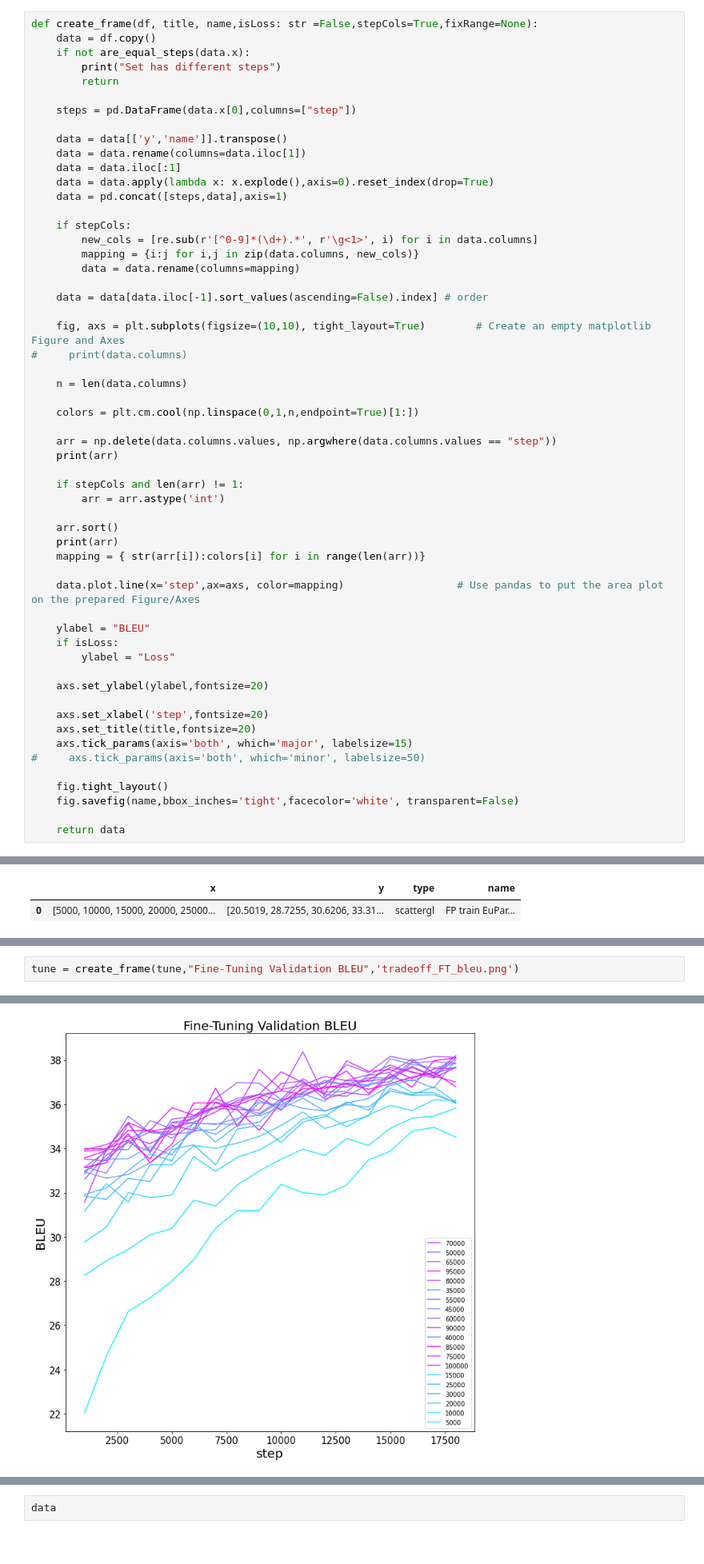
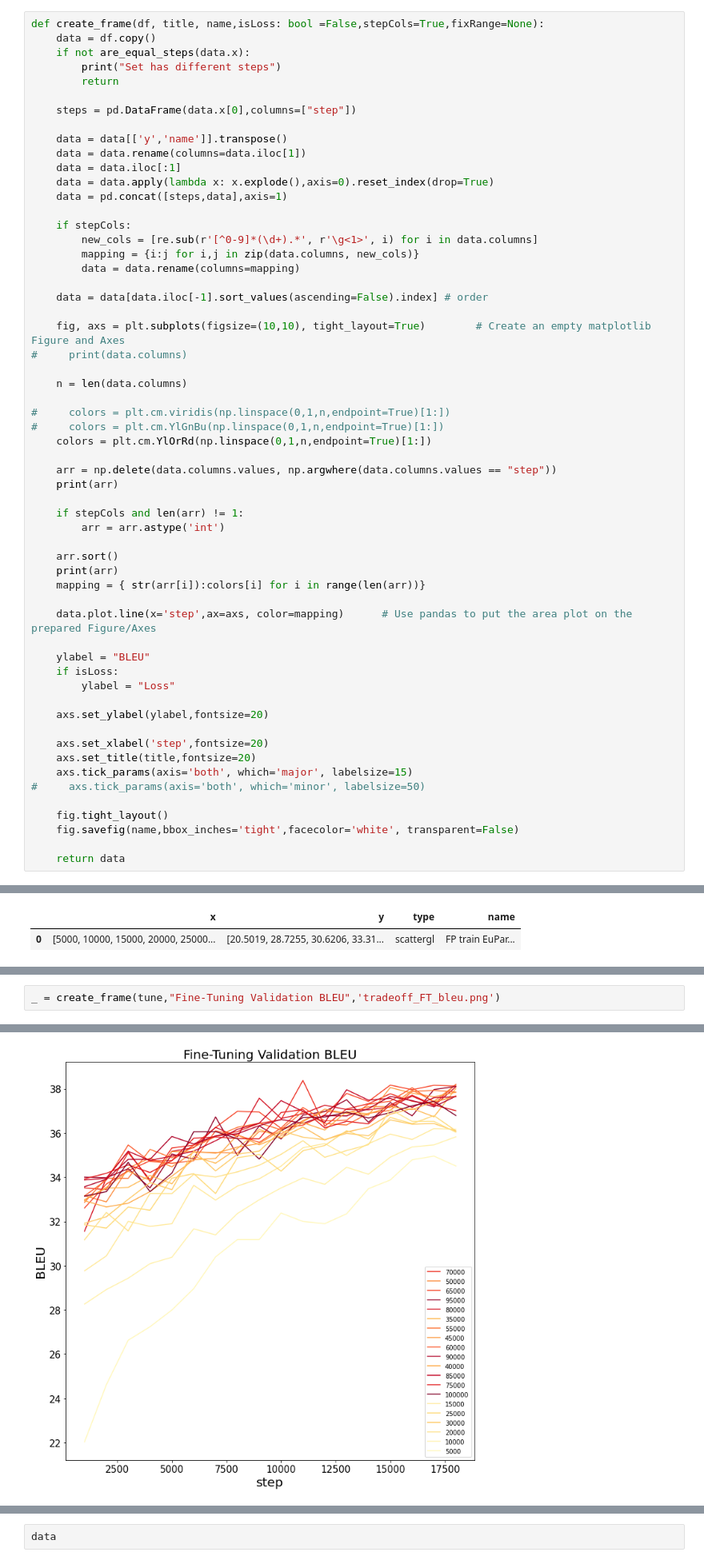
Before and after one commit to marekninja/master-results, a Jupyter notebook: vysledky.ipynb, the cells around one changed output, grey strips where cells are left out. Shown at 80% size. Cells and saved outputs as stored; diff of their text form.

Commit message:
changed colors

```diff
--- a/vysledky.ipynb
+++ b/vysledky.ipynb
@@ -29,7 +29,7 @@ def are_equal_steps(column):
                 return False
     return True
 # %%
-def create_frame(df, title, name,isLoss: str =False,stepCols=True,fixRange=None):
+def create_frame(df, title, name,isLoss: bool =False,stepCols=True,fixRange=None):
     data = df.copy()
     if not are_equal_steps(data.x):
         print("Set has different steps")
@@ -55,7 +55,9 @@ def create_frame(df, title, name,isLoss: str =False,stepCols=True,fixRange=None)
 
     n = len(data.columns)
 
-    colors = plt.cm.cool(np.linspace(0,1,n,endpoint=True)[1:])
+#     colors = plt.cm.viridis(np.linspace(0,1,n,endpoint=True)[1:])
+#     colors = plt.cm.YlGnBu(np.linspace(0,1,n,endpoint=True)[1:])
+    colors = plt.cm.YlOrRd(np.linspace(0,1,n,endpoint=True)[1:])
 
     arr = np.delete(data.columns.values, np.argwhere(data.columns.values == "step"))
     print(arr)
@@ -67,7 +69,7 @@ def create_frame(df, title, name,isLoss: str =False,stepCols=True,fixRange=None)
     print(arr)
     mapping = { str(arr[i]):colors[i] for i in range(len(arr))}
 
-    data.plot.line(x='step',ax=axs, color=mapping)                  # Use pandas to put the area plot on the prepared Figure/Axes
+    data.plot.line(x='step',ax=axs, color=mapping)      # Use pandas to put the area plot on the prepared Figure/Axes
 
     ylabel = "BLEU"
     if isLoss:
@@ -120,5 +122,5 @@ tune
 | 18 | [1000, 2000, 3000, 4000, 5000, 60... | [33.1462, 33.3495, 34.676, 33.351... | scattergl | 100000 trained... |
 | 19 | [1000, 2000, 3000, 4000, 5000, 60... | [34.005, 33.9779, 34.3866, 33.520... | scattergl | 95000 trainedF... |
 # %%
-tune = create_frame(tune,"Fine-Tuning Validation BLEU",'tradeoff_FT_bleu.png')
+_ = create_frame(tune,"Fine-Tuning Validation BLEU",'tradeoff_FT_bleu.png')
 # %% [output]
@@ -125,4 +132,4 @@ tune = create_frame(tune,"Fine-Tuning Validation BLEU",'tradeoff_FT_bleu.png')
-[figure, old version]
+[figure, new version]
 # %%
 df = train
 title = "Fine-Tuning Validation BLEU"
```
Also changed, not shown: parts of 11 cells of this notebook, 8 other files.
